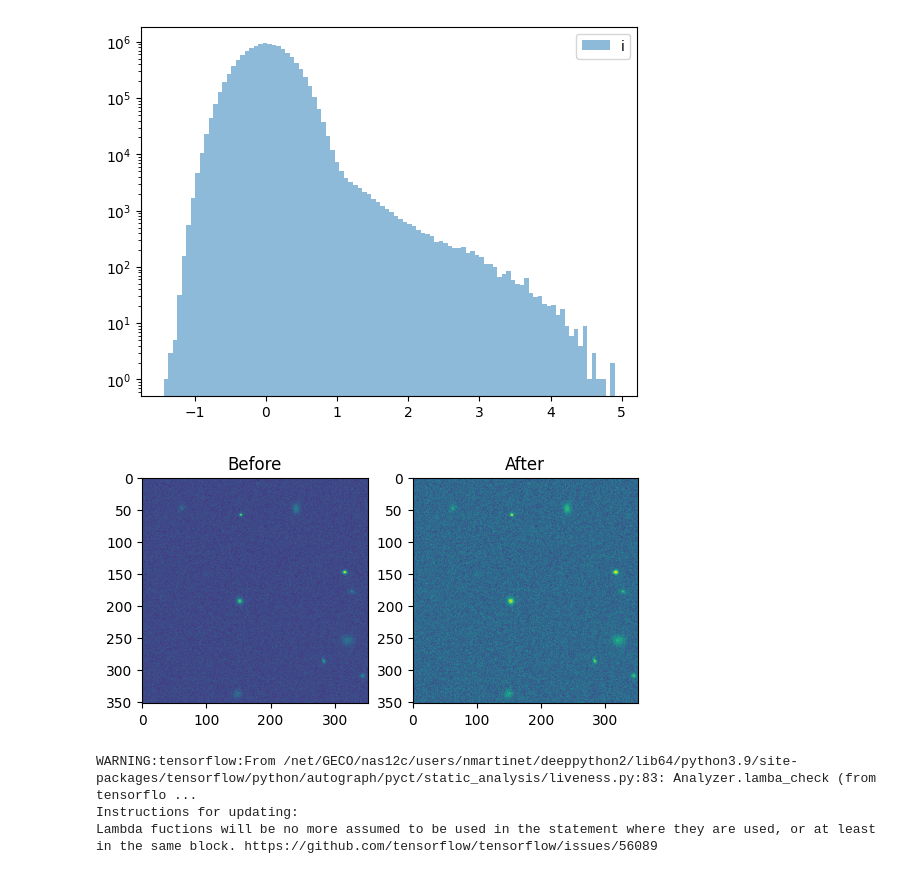
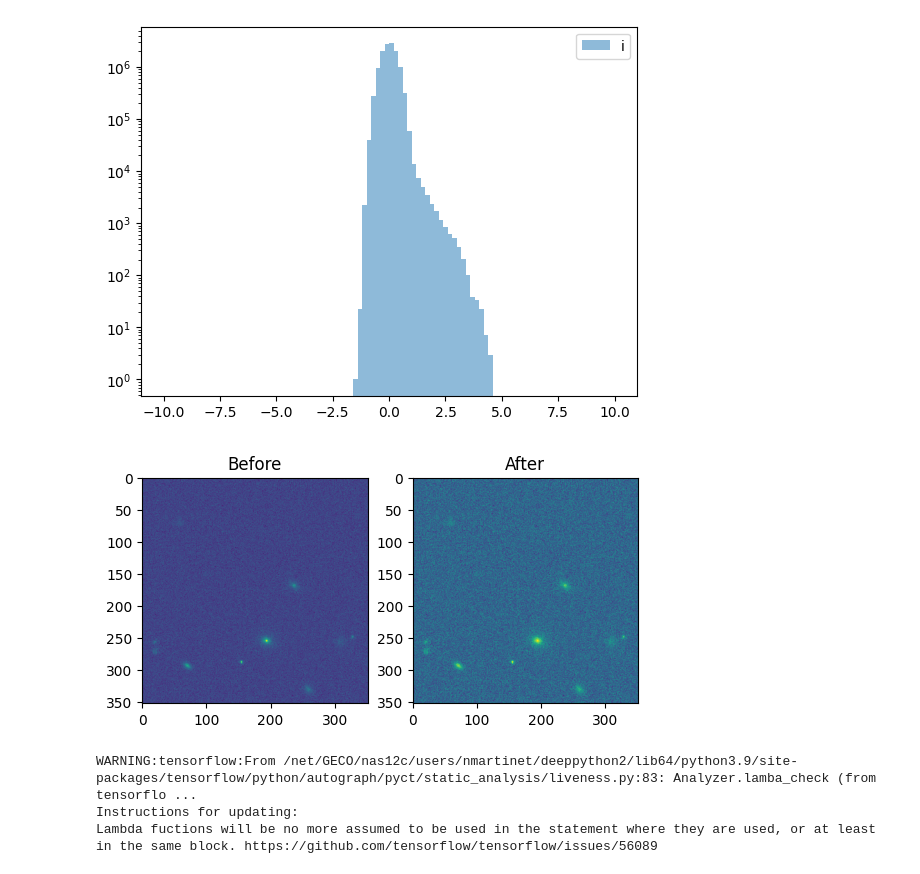
Before and after one commit to martinetnicolas/PISCO, a Jupyter notebook: notebooks/TrainEuclidJAX.ipynb, the cells around one changed output. Saved outputs shown, nothing was run; the diff lists cells and outputs as text; code cells hidden in the pictures.

```diff
--- a/notebooks/TrainEuclidJAX.ipynb
+++ b/notebooks/TrainEuclidJAX.ipynb
@@ -23,0 +22,7 @@ Populating the interactive namespace from numpy and matplotlib
+# %%
+# Define folders
+PIX2SHEAR_dir = '/net/GECO/nas12c/users/nmartinet/PISCO/PIX2SHEAR/'
+IMAGESIMS_dir = PIX2SHEAR_dir+'tensorflow_datasets/'
+LOGS_dir = PIX2SHEAR_dir+'logs/'
+MODELS_dir = PIX2SHEAR_dir+'MODELS/'
+PLOTS_dir = PIX2SHEAR_dir+'PLOTS/'
@@ -52,12 +69,12 @@ summary_writer = tensorboard.SummaryWriter('logs/euclid_mse_'+str(total_steps))
 # %%
-dset = tfds.load('pisco_euclid',split='train')
+dset = tfds.load('pisco_euclid',split='train',data_dir=IMAGESIMS_dir)
 # Let's collect a few examples to check their distributions
 cutouts=[]
 specz = []
 for (batch, entry) in enumerate(dset.take(100)):
   cutouts.append(entry['image'])
 cutouts = np.stack(cutouts)
-cutouts[isnan(cutouts)] = 0
+cutouts[np.isnan(cutouts)] = 0
 # %%
 for i,b in enumerate(['i']):
   plt.hist(cutouts[...].flatten(),100, label=b);
@@ -113,21 +130,22 @@ legend()
 # high amplitude values
 for i,b in enumerate(['i']):
   plt.hist(np.arcsinh(cutouts[...].flatten()/scaling[i]/3),100,
-           label=b, alpha=0.5);
+           label=b, alpha=0.5,
+           range=[-10,10]);
 plt.legend()
 plt.yscale('log')
 # %% [output]
-[figure, old version]
+[figure, new version]
 # %%
 # we can have a look at individual postage stamps with or without this scaling
-subplot(121)
-imshow(cutouts[0,:,:]/scaling[0])
-title('Before')
-subplot(122)
-imshow(np.arcsinh(cutouts[0,:,:]/scaling[0]/3))
-title('After');
+plt.subplot(121)
+plt.imshow(cutouts[0,:,:]/scaling[0])
+plt.title('Before')
+plt.subplot(122)
+plt.imshow(np.arcsinh(cutouts[0,:,:]/scaling[0]/3))
+plt.title('After');
 # %% [output]
-[figure, old version]
+[figure, new version]
 # %%
 import tensorflow as tf
 def preprocessing(example):
```
Also changed, not shown: parts of 20 cells of this notebook.
